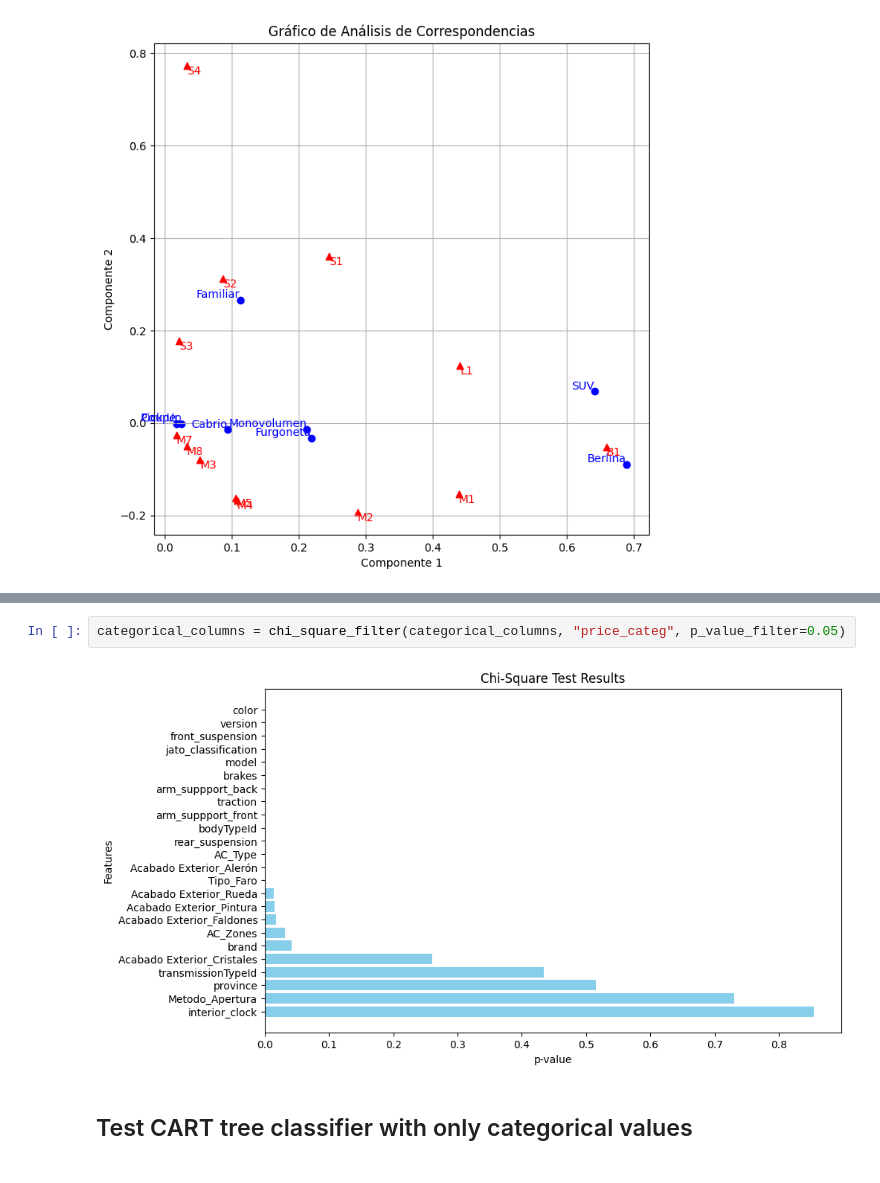
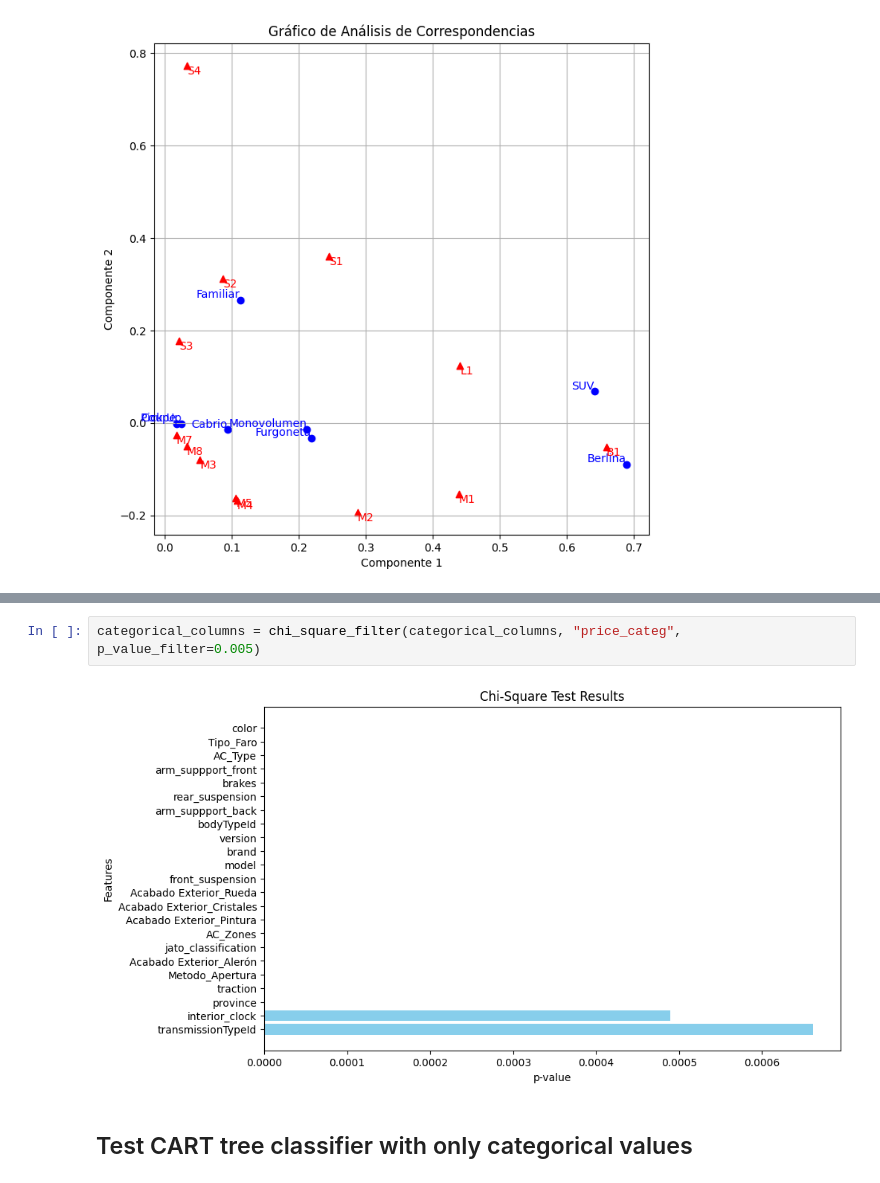
Before and after one commit to Lingfeng555/Cars_Price_Prediction, a Jupyter notebook: CART/Cart3.ipynb, the cells around one changed output, grey strips where cells are left out. Saved outputs shown, nothing was run; the diff lists cells and outputs as text.

```diff
--- a/CART/Cart3.ipynb
+++ b/CART/Cart3.ipynb
@@ -435,7 +461,7 @@ CA(categorical_columns=categorical_columns, col_x="bodyTypeId", col_y="jato_clas
 # %%
-categorical_columns = chi_square_filter(categorical_columns, "price_categ", p_value_filter=0.05)
+categorical_columns = chi_square_filter(categorical_columns, "price_categ", p_value_filter=0.005)
 # %% [output]
-[figure, old version]
+[figure, new version]
 # %% [markdown]
 ## Test CART tree classifier with only categorical values
 # %%
```
Also changed, not shown: parts of 5 cells of this notebook, 1 other file.
